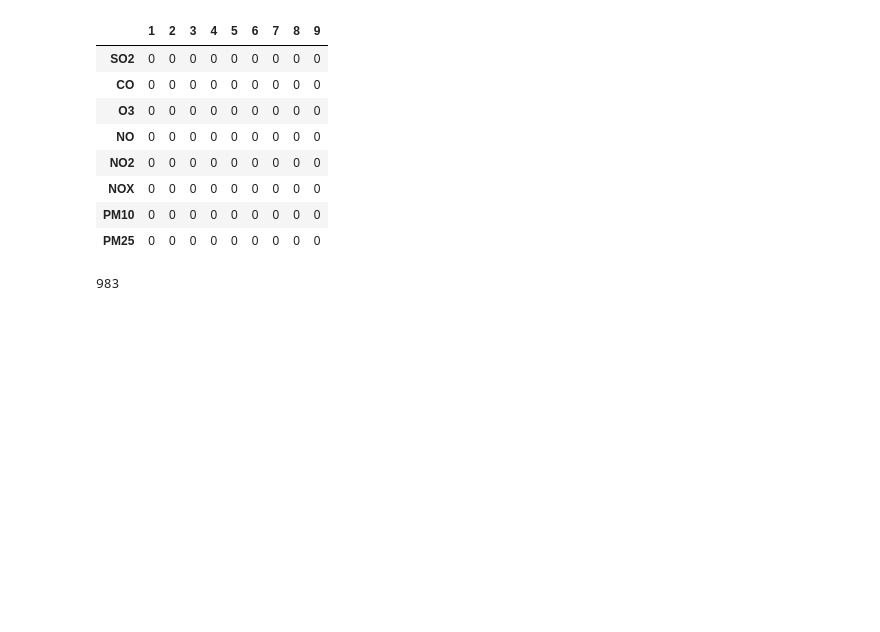
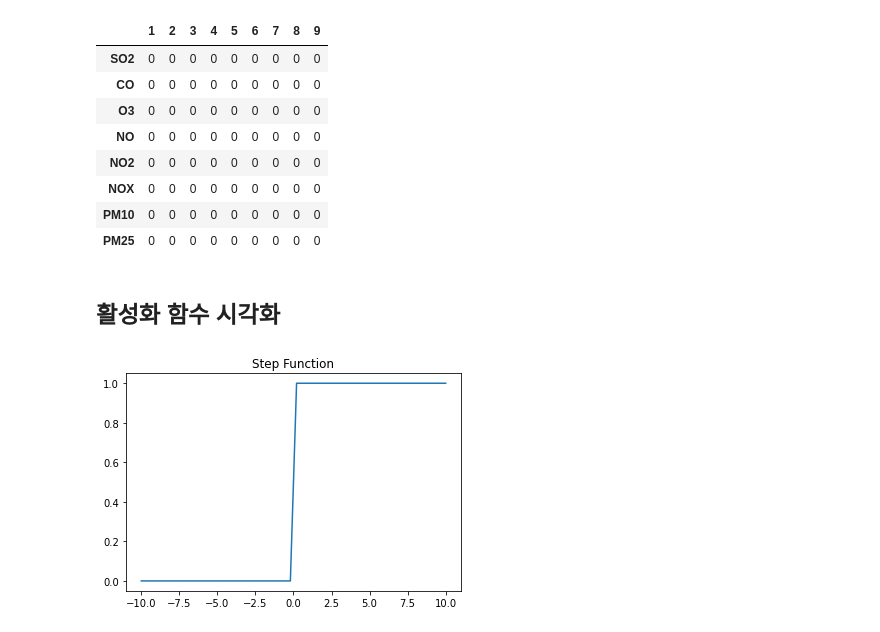
Before and after one commit to Yanghojun/Juneer_deeplearning_cookbook, a Jupyter notebook: data/NIER_dataset/data_experiment.ipynb, the cells around one changed output. Drawn from its saved outputs; the diff is of its cells as text; code cells hidden in the pictures; blank space fills up the shorter version.

Commit message:
Update activation function pic

```diff
--- a/data/NIER_dataset/data_experiment.ipynb
+++ b/data/NIER_dataset/data_experiment.ipynb
@@ -327,7 +327,19 @@ df
 | NOX | 0 | 0 | 0 | 0 | 0 | 0 | 0 | 0 | 0 |
 | PM10 | 0 | 0 | 0 | 0 | 0 | 0 | 0 | 0 | 0 |
 | PM25 | 0 | 0 | 0 | 0 | 0 | 0 | 0 | 0 | 0 |
-# %%
-result
-# %% [output]
-983
+# %% [markdown]
+## 활성화 함수 시각화
+# %%
+import numpy as np
+
+def binaryStep(x):
+    ''' It returns '0' is the input is less then zero otherwise it returns one '''
+    return np.heaviside(x,1)
+
+x = np.linspace(-10, 10)
+plt.plot(x, binaryStep(x))
+plt.axis('tight')
+plt.title('Step Function')
+plt.show()
+# %% [output]
+[figure, added]
```
Also changed, not shown: parts of 3 cells of this notebook.
